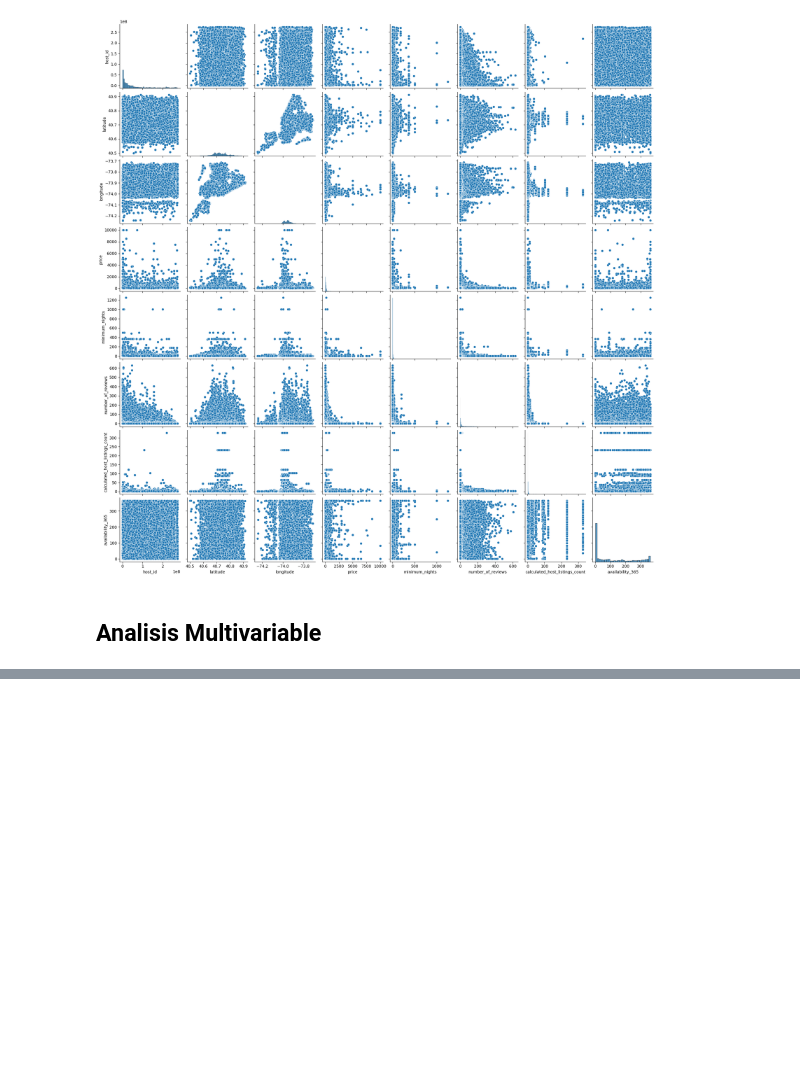
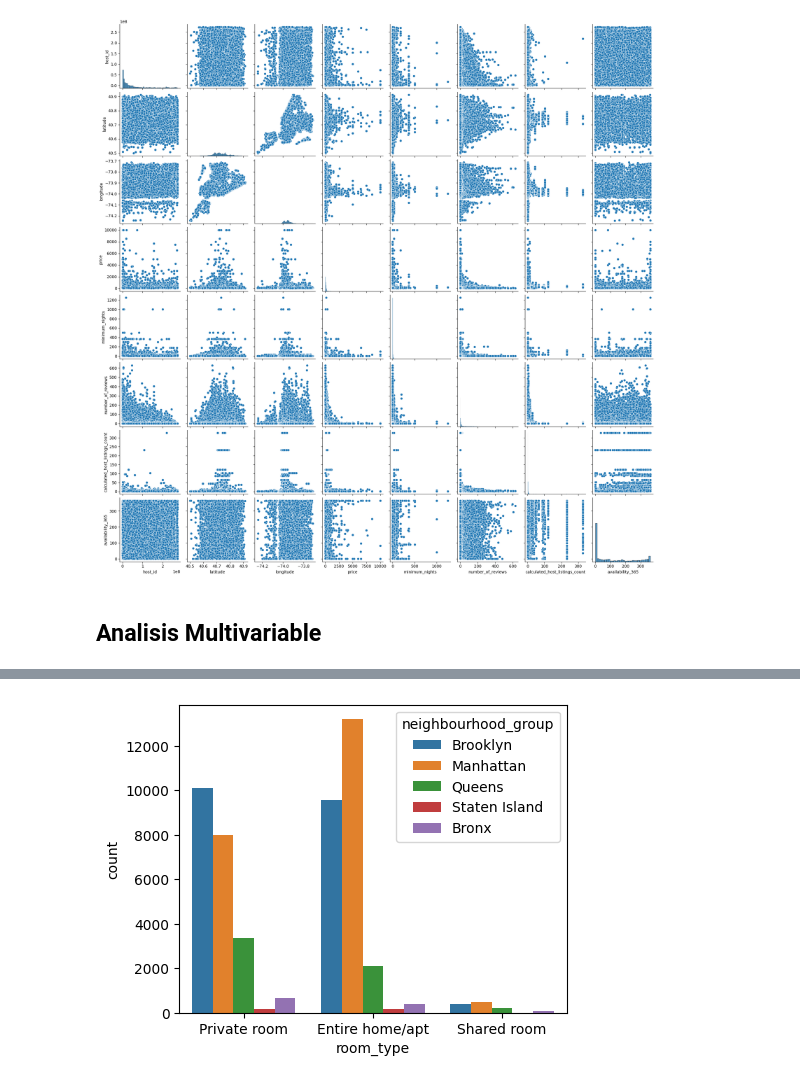
Before and after one commit to pcaliman2/13_Machinne_Learning, a Jupyter notebook: src/explore.ipynb, the cells around one changed output, grey strips where cells are left out. Drawn from its saved outputs; the diff is of its cells as text; code cells hidden in the pictures; blank space fills up the shorter version.

```diff
--- a/src/explore.ipynb
+++ b/src/explore.ipynb
@@ -192,7 +234,9 @@ plt.show()
 # %%
 fig, axis = plt.subplots(figsize = (5, 4))
 
-sns.countplot(data = total_data, x = "room_type", hue = "neighbourhood_group")
+sns.countplot(data = Datos_Reducidos, x = "room_type", hue = "neighbourhood_group")
 
 # Show the plot
 plt.show()
+# %% [output]
+[figure, added]
```
Also changed, not shown: parts of 9 cells of this notebook.
